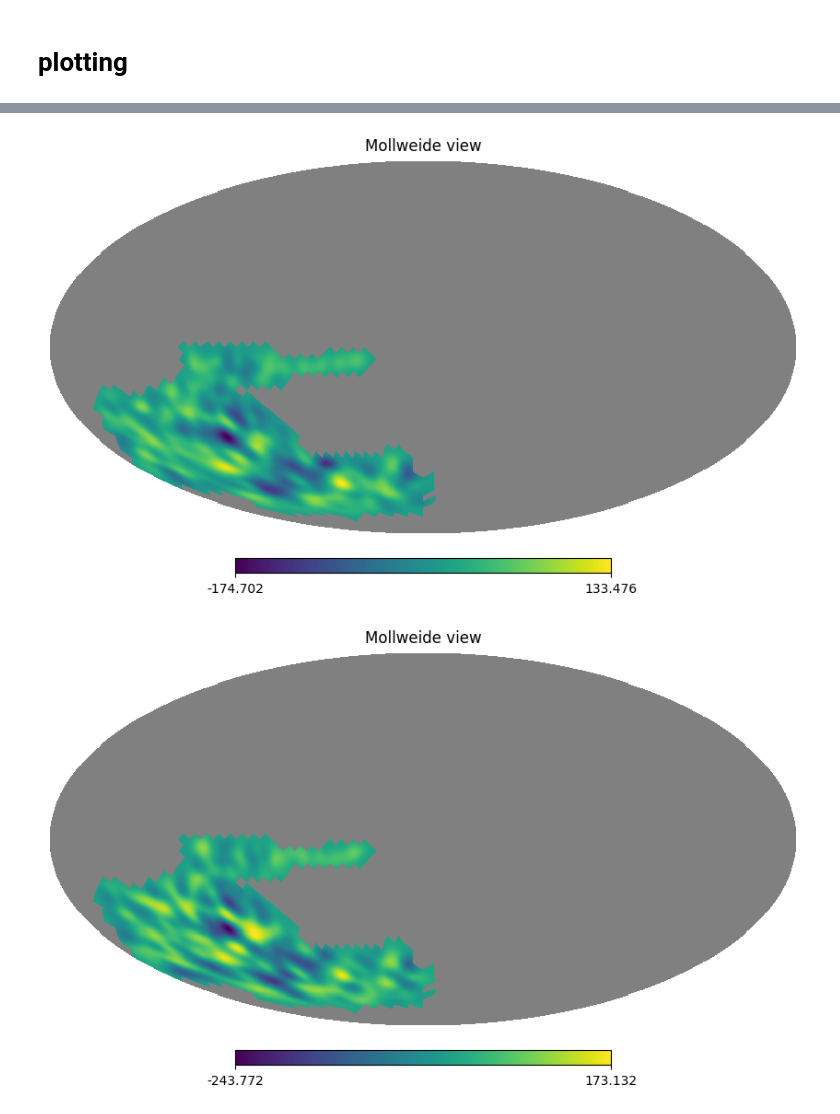
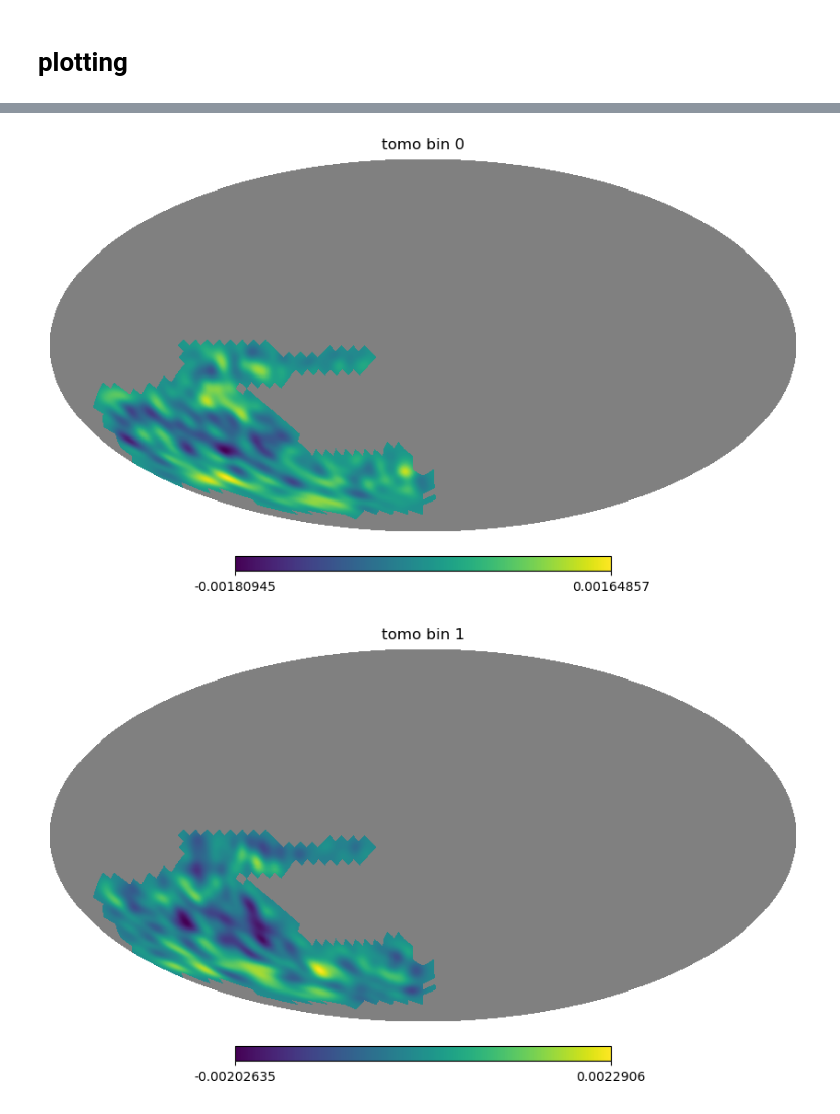
Before and after one commit to des-science/multiprobe-simulation-forward-model, a Jupyter notebook: notebooks/fiducial_pipeline/fiducial_pipeline.ipynb, the cells around one changed output, grey strips where cells are left out. Drawn from its saved outputs; the diff is of its cells as text; code cells hidden in the pictures.

```diff
--- a/notebooks/fiducial_pipeline/fiducial_pipeline.ipynb
+++ b/notebooks/fiducial_pipeline/fiducial_pipeline.ipynb
@@ -160,0 +188,16 @@ for i, kg in enumerate(result):
+# %%
+i_pert = 0
+for i_tomo in range(n_z_bins):
+    kg = x[0].numpy()[i_pert,:,i_tomo]
+    print(kg.shape)
+
+    hp_map = np.full(n_pix, hp.UNSEEN)
+    hp_map[data_vec_pix] = kg
+
+    # hp.mollview(hp_map, nest=True, title=f"tomo {i_tomo}")
+
+    hp_mask = np.full(n_pix, hp.UNSEEN)
+    hp_mask[hp_map == 0] = 1
+    hp_mask[(hp_map != 0) & (hp_map != hp.UNSEEN)] = 0
+
+    hp.mollview(hp_mask, nest=True, title=f"tomo {i_tomo}")
@@ -160,0 +215,10 @@ for i, kg in enumerate(result):
+# %%
+i_tomo = 3
+
+for i_pert in range(0, n_perts*batch_size, batch_size):
+    hp_map = np.full(n_pix, hp.UNSEEN)
+    hp_map[data_vec_pix] = x[0].numpy()[i_pert,:,i_tomo]
+
+    hp_map_ring = hp.pixelfunc.reorder(hp_map, inp="NESTED", out="RING")
+    hp_smoothed = hp.sphtfunc.smoothing(hp_map_ring, fwhm=0.1)
+    hp.mollview(hp_smoothed, title=f"pert index {i_pert}")
@@ -161,23 +231,13 @@ for i, kg in enumerate(result):
 # %%
-i_batch = 4
 i_pert = 0
 
-for i_tomo in range(4):
+for i_tomo in range(n_z_bins):
     hp_map = np.full(n_pix, hp.UNSEEN)
-    hp_map[data_vec_pix] = kg_perts_np[i_batch, i_pert, :, i_tomo]
-
-    # hp.mollview(hp_map, nest=True)
+    hp_map[data_vec_pix] = x[0].numpy()[i_pert,:,i_tomo]
 
     hp_map_ring = hp.pixelfunc.reorder(hp_map, inp="NESTED", out="RING")
     hp_smoothed = hp.sphtfunc.smoothing(hp_map_ring, fwhm=0.1)
-    hp.mollview(hp_smoothed)
-
-    # hp_smoothed = hp.sphtfunc.smoothing(hp_map, fwhm=0.01, nest=True)
-    # hp.mollview(hp_smoothed, nest=True)
-
-    # padding = np.full(n_pix, hp.UNSEEN)
-    # padding[hp_map==0] = 1
-    # hp.mollview(padding, nest=True)
+    hp.mollview(hp_smoothed, title=f"tomo bin {i_tomo}")
 # %% [output]
-[figure, old version]
+[figure, new version]
-[figure, old version]
+[figure, new version]
```
Also changed, not shown: parts of 26 cells of this notebook.
